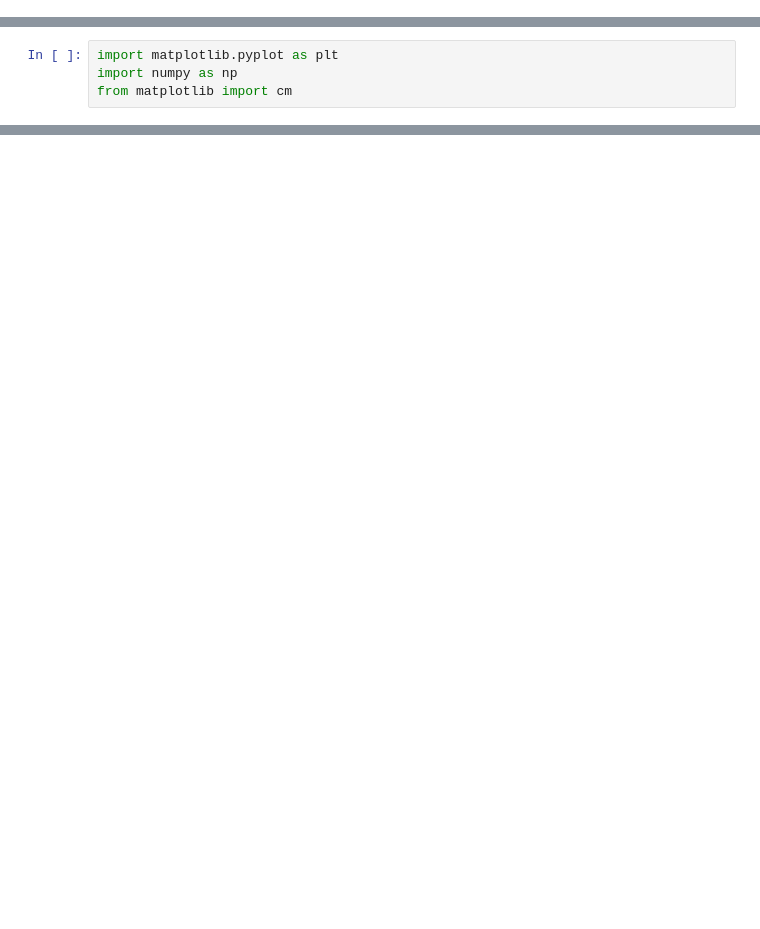
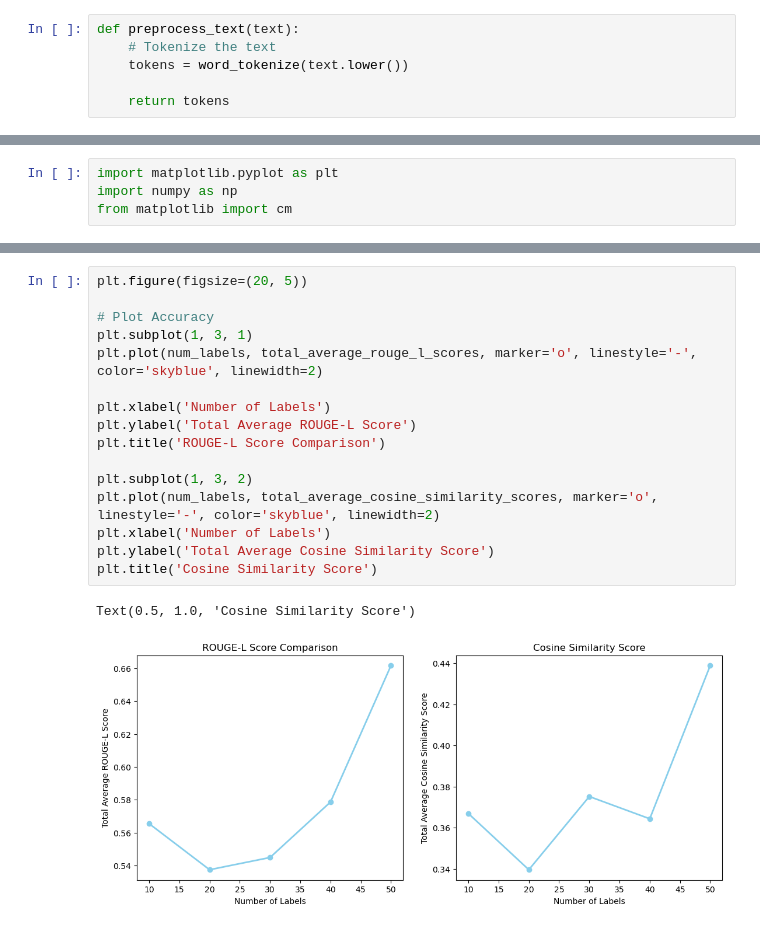
Before and after one commit to iiWhiteii/Q-A, a Jupyter notebook: GPT_3.5_Turbo/Evaluation/Evaluation.ipynb, the cells around one changed output, grey strips where cells are left out. Saved outputs shown, nothing was run; the diff lists cells and outputs as text; blank space fills up the shorter version.

```diff
--- a/GPT_3.5_Turbo/Evaluation/Evaluation.ipynb
+++ b/GPT_3.5_Turbo/Evaluation/Evaluation.ipynb
@@ -26,0 +44,6 @@ csv_files = [file for file in all_files if file.endswith('.csv')]
+# %%
+def preprocess_text(text):
+    # Tokenize the text
+    tokens = word_tokenize(text.lower())
+
+    return tokens
@@ -79,0 +128,19 @@ Text(0.5, 1.0, 'ROUGE-L Scores Comparison')
+# %%
+plt.figure(figsize=(20, 5))
+
+# Plot Accuracy
+plt.subplot(1, 3, 1)
+plt.plot(num_labels, total_average_rouge_l_scores, marker='o', linestyle='-', color='skyblue', linewidth=2)
+
+plt.xlabel('Number of Labels')
+plt.ylabel('Total Average ROUGE-L Score')
+plt.title('ROUGE-L Score Comparison')
+
+plt.subplot(1, 3, 2)
+plt.plot(num_labels, total_average_cosine_similarity_scores, marker='o', linestyle='-', color='skyblue', linewidth=2)
+plt.xlabel('Number of Labels')
+plt.ylabel('Total Average Cosine Similarity Score')
+plt.title('Cosine Similarity Score')
+# %% [output]
+Text(0.5, 1.0, 'Cosine Similarity Score')
+[figure, added]
```
Also changed, not shown: parts of 14 cells of this notebook, 1 other file.
